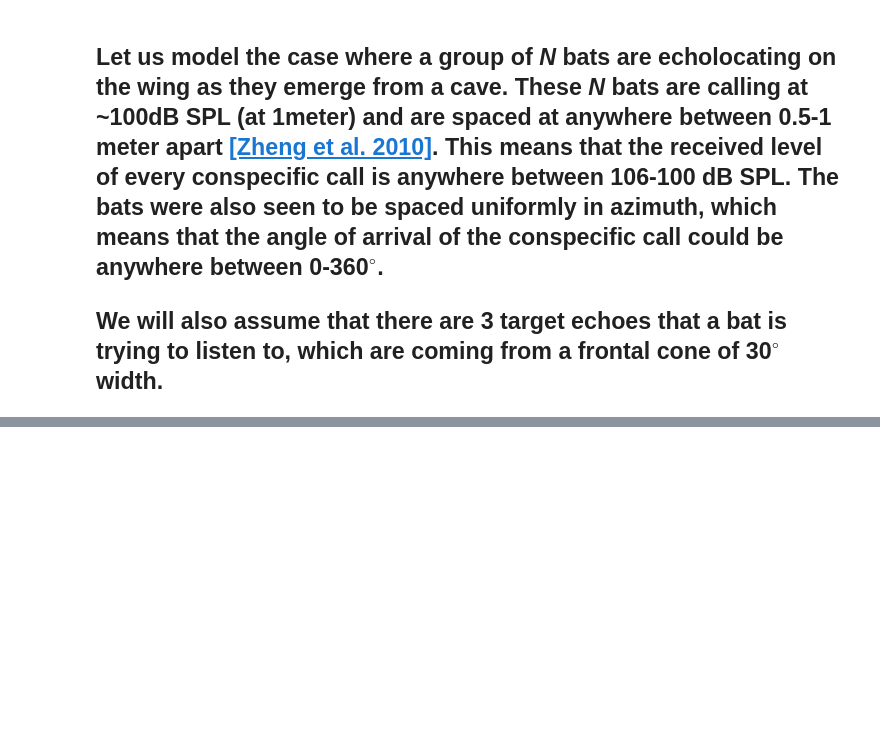
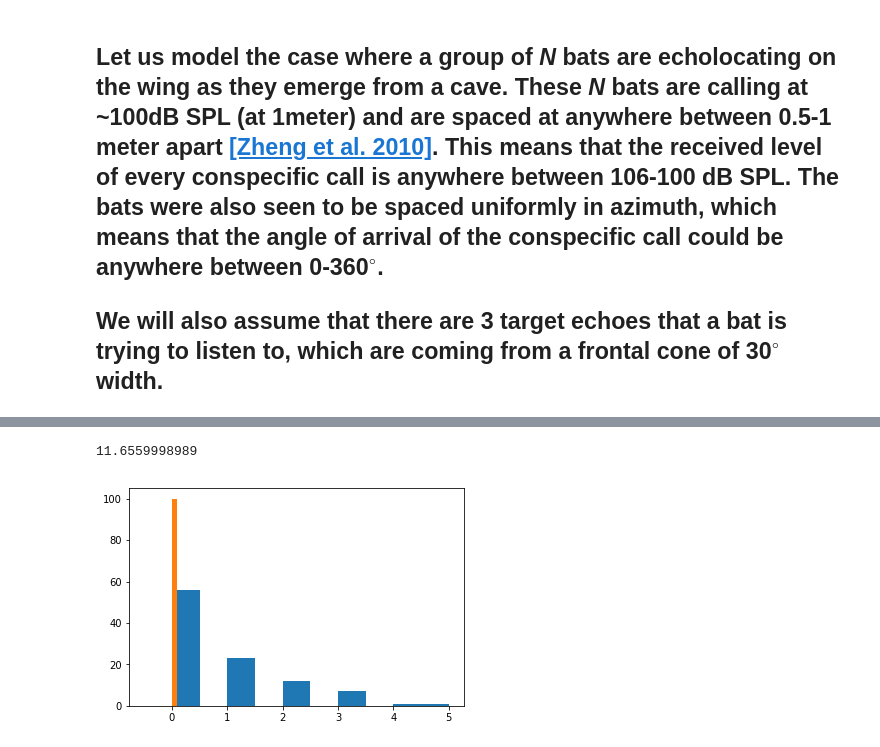
Before and after one commit to thejasvibr/the_cocktail_party_nightmare, a Jupyter notebook: Spatial Unmasking in the cocktail party nightmare.ipynb, the cells around one changed output, grey strips where cells are left out. Cells and saved outputs as stored; diff of their text form; code cells hidden in the pictures; blank space fills up the shorter version.

```diff
--- a/Spatial Unmasking in the cocktail party nightmare.ipynb
+++ b/Spatial Unmasking in the cocktail party nightmare.ipynb
@@ -520,0 +487,13 @@ array([ 1.,  0.,  0.,  0.,  0.,  0.])
+# %%
+spl_rl = spatial_release_fn.copy()
+tmp_fn = extrap_temporal_masking_fn.copy()
+import time
+start = time.time()
+w_sum = [ run_one_trial(10,tmp_fn,spl_rl,spatial_unmasking=True) for k in range(100)]
+wo_sum = [ run_one_trial(10,tmp_fn,spl_rl,spatial_unmasking=False) for k in range(100)]
+print(time.time()-start)
+np.median(w_sum), np.median(wo_sum)
+plt.hist(w_sum);plt.hist(wo_sum);plt.show()
+# %% [output]
+11.6559998989
+[figure, added]
```
Also changed, not shown: parts of 15 cells of this notebook, 1 other file.
